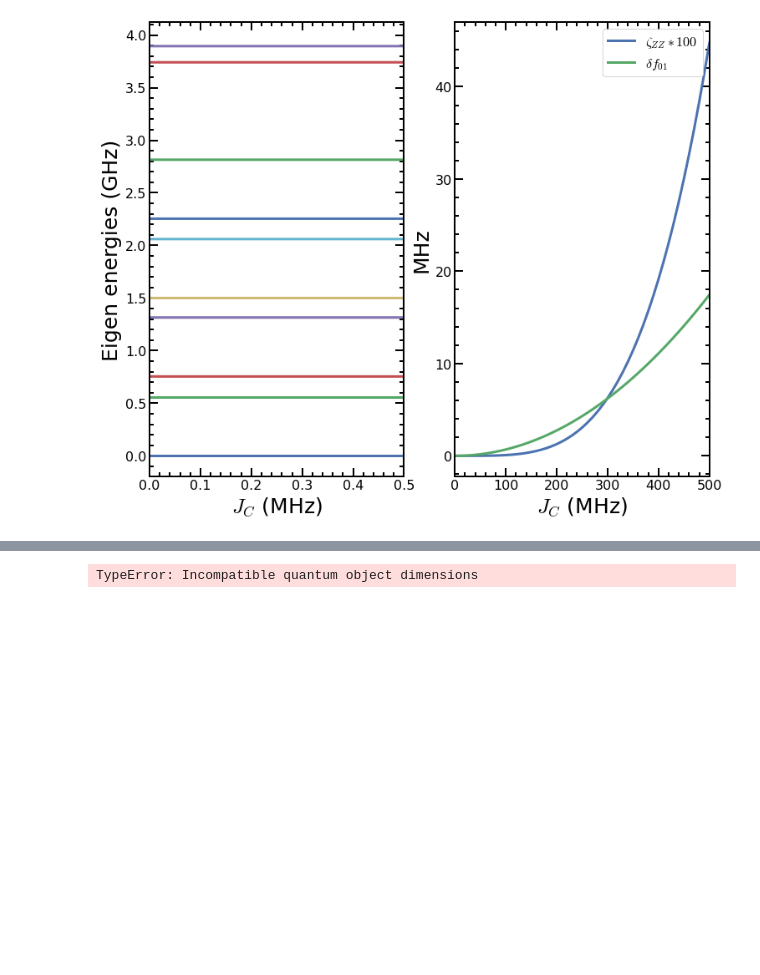
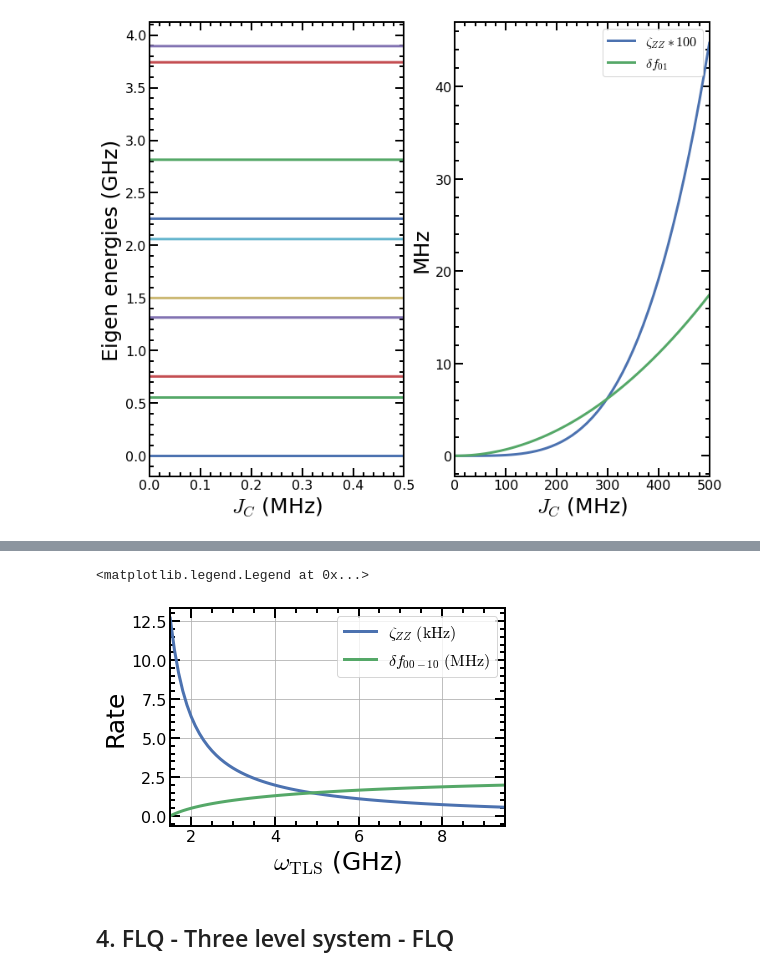
Before and after one commit to qnl/Fluxonium_berkeley, a Jupyter notebook: Notebooks/3. Fluxonium coupling.ipynb, the cells around one changed output, grey strips where cells are left out. Saved outputs shown, nothing was run; the diff lists cells and outputs as text; code cells hidden in the pictures; blank space fills up the shorter version.

```diff
--- a/Notebooks/3. Fluxonium coupling.ipynb
+++ b/Notebooks/3. Fluxonium coupling.ipynb
@@ -362,3 +196,0 @@ for idx_JL, J_L in enumerate (J_L_array):
-# %%
-for idx in range(10):
-    plt.plot(J_L_array, energies[:,idx])
@@ -375,7 +196,0 @@ Text(0, 0.5, 'Frequency (MHz)')
-# %%
-energies = np.zeros((len(J_C_array), 10))
-for idx_JC, J_C in enumerate (J_C_array):
-    levels = fluxonium_caCoupled_hamiltonian(Na, Nb, E_La, E_Ca, E_Ja, E_Lb, E_Cb, E_Jb, phi_ext, J_C).eigenenergies()
-    energies[idx_JC,:] = levels[0:10]
-# %% [output]
-TypeError: Incompatible quantum object dimensions
@@ -442,5 +196,0 @@ def fluxonium_inCoupled_hamiltonian(Na, Nb, E_La, E_Ca, E_Ja, E_Lb, E_Cb, E_Jb,
-# %%
-energies = np.zeros((len(J_C_array), 10))
-for idx_JC, J_C in enumerate (J_C_array):
-    levels = fluxonium_caCoupled_hamiltonian_trun(Na, Nb, E_La, E_Ca, E_Ja, E_Lb, E_Cb, E_Jb, phi_ext, J_C).eigenenergies()
-    energies[idx_JC,:] = levels[0:10]
@@ -451,0 +197,24 @@ plt.ylabel('$\zeta_{ZZ}$ (MHz)')
+# %%
+phi = 0.5
+coupler_freq_array = np.linspace(1.5,9.5,81)
+J_C = 0.2
+energies_tls_1 = np.zeros((len(coupler_freq_array), level_num))
+for idx, coupler_freq in enumerate (coupler_freq_array):
+    levels = fluxonium_tls_hamiltonian(Na, Nb, E_La, E_Ca, E_Ja, E_Lb, E_Cb, E_Jb, phi*2*np.pi, J_C, coupler_freq).eigenenergies()
+    energies_tls_1[idx,:] = levels[0:level_num]
+# %%
+zz_rate = abs(energies_tls_1[:, 3]-energies_tls_1[:, 1] - energies_tls_1[:, 2]+energies_tls_1[:, 0])
+energy_change = energies_tls_1[:, 1]-energies_tls_1[:, 0]
+energy_change = (energy_change - energy_change[0])
+plt.plot(coupler_freq_array, zz_rate*1e6, label = '$\zeta_{ZZ}~(\mathrm{kHz})$')
+plt.plot(coupler_freq_array, energy_change*1e3, label='$\delta f_{00-10}~(\mathrm{MHz})$')
+plt.xlabel('$\omega_\mathrm{TLS}$ (GHz)')
+plt.ylabel('Rate')
+plt.xlim([coupler_freq_array[0],coupler_freq_array[-1]])
+plt.grid()
+plt.legend(prop={'size': 16})
+# %% [output]
+<matplotlib.legend.Legend at 0x...>
+[figure, added]
+# %% [markdown]
+## 4. FLQ - Three level system - FLQ
```
Also changed, not shown: parts of 37 cells of this notebook, 5 other files.
